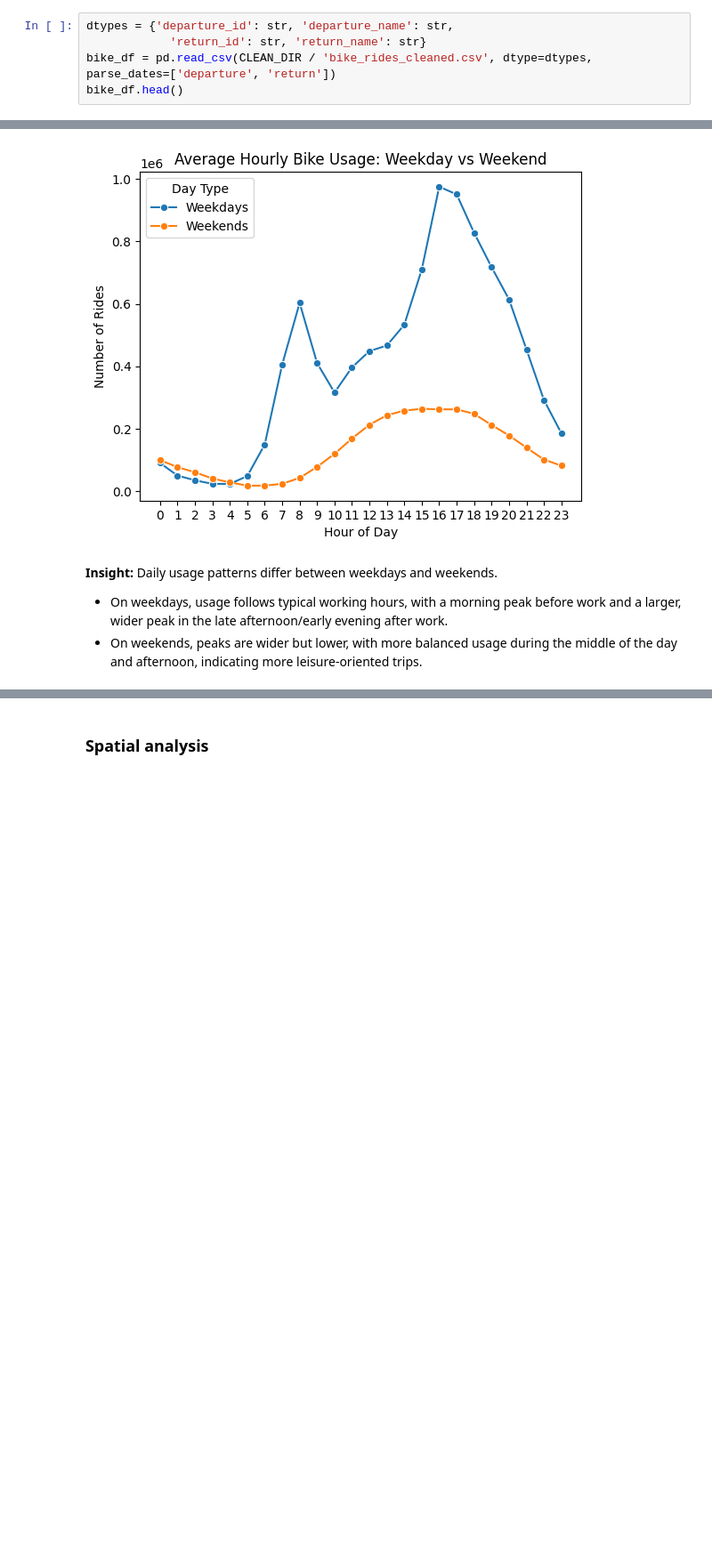
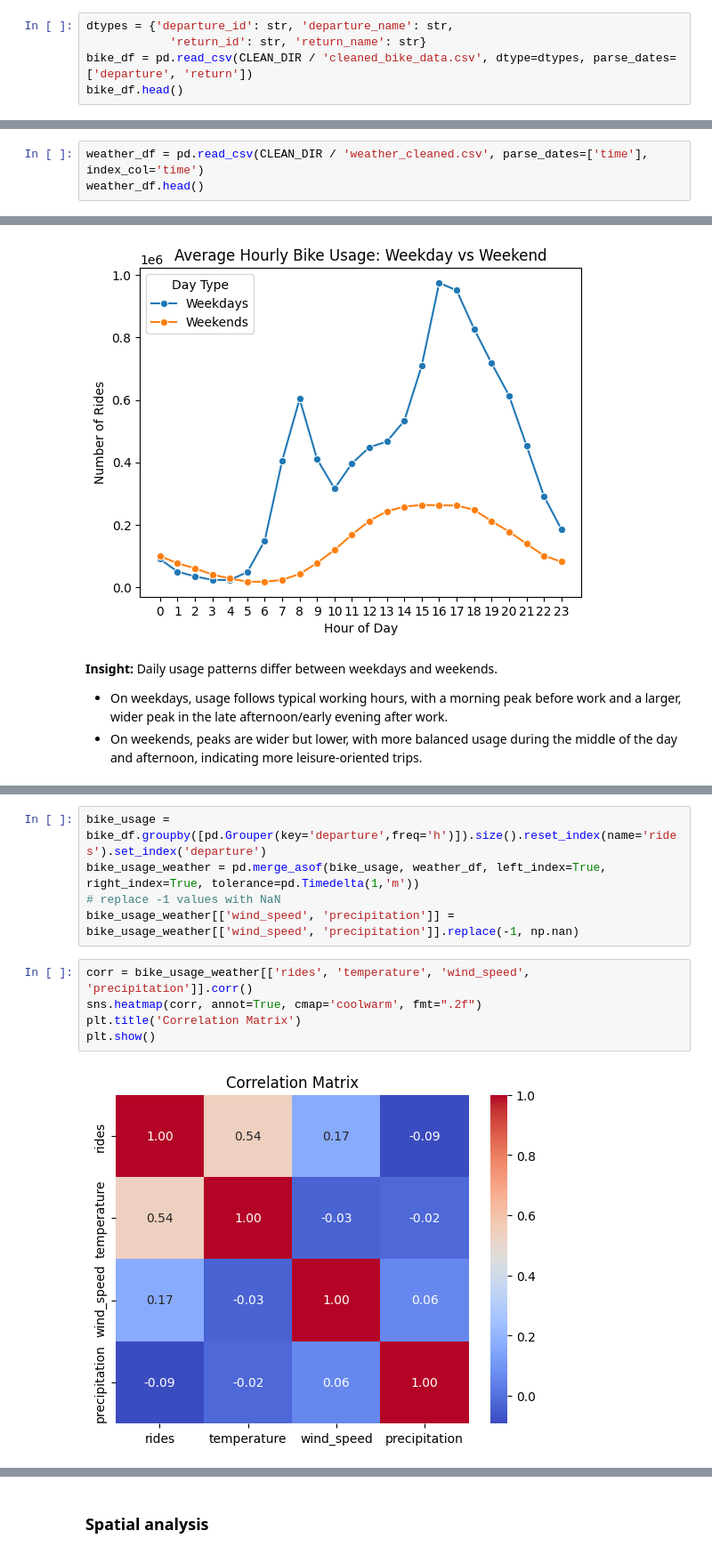
Before and after one commit to kainulj/helsinki-citybike-analysis, a Jupyter notebook: notebooks/02_eda.ipynb, the cells around one changed output, grey strips where cells are left out. Shown at 89% size. Saved outputs shown, nothing was run; the diff lists cells and outputs as text; blank space fills up the shorter version.

Commit message:
Add analysis of the effect of the weather features on bike usage

```diff
--- a/notebooks/02_eda.ipynb
+++ b/notebooks/02_eda.ipynb
@@ -17,7 +19,7 @@ CLEAN_DIR = Path("../data/clean")
 # %%
 dtypes = {'departure_id': str, 'departure_name': str,
             'return_id': str, 'return_name': str}
-bike_df = pd.read_csv(CLEAN_DIR / 'bike_rides_cleaned.csv', dtype=dtypes, parse_dates=['departure', 'return'])
+bike_df = pd.read_csv(CLEAN_DIR / 'cleaned_bike_data.csv', dtype=dtypes, parse_dates=['departure', 'return'])
 bike_df.head()
 # %% [output]
 |  | departure | return | departure_id | departure_name | return_id | return_name | distance | duration | ... |
@@ -43,0 +48,3 @@ The data contains every journey made with the HSL city bikes in Helsinki and Esp
+# %%
+weather_df = pd.read_csv(CLEAN_DIR / 'weather_cleaned.csv', parse_dates=['time'], index_col='time')
+weather_df.head()
@@ -269,0 +296,12 @@ plt.show()
+# %%
+bike_usage = bike_df.groupby([pd.Grouper(key='departure',freq='h')]).size().reset_index(name='rides').set_index('departure')
+bike_usage_weather = pd.merge_asof(bike_usage, weather_df, left_index=True, right_index=True, tolerance=pd.Timedelta(1,'m'))
+# replace -1 values with NaN
+bike_usage_weather[['wind_speed', 'precipitation']] = bike_usage_weather[['wind_speed', 'precipitation']].replace(-1, np.nan)
+# %%
+corr = bike_usage_weather[['rides', 'temperature', 'wind_speed', 'precipitation']].corr()
+sns.heatmap(corr, annot=True, cmap='coolwarm', fmt=".2f")
+plt.title('Correlation Matrix')
+plt.show()
+# %% [output]
+[figure, added]
```
Also changed, not shown: parts of 13 cells of this notebook.
